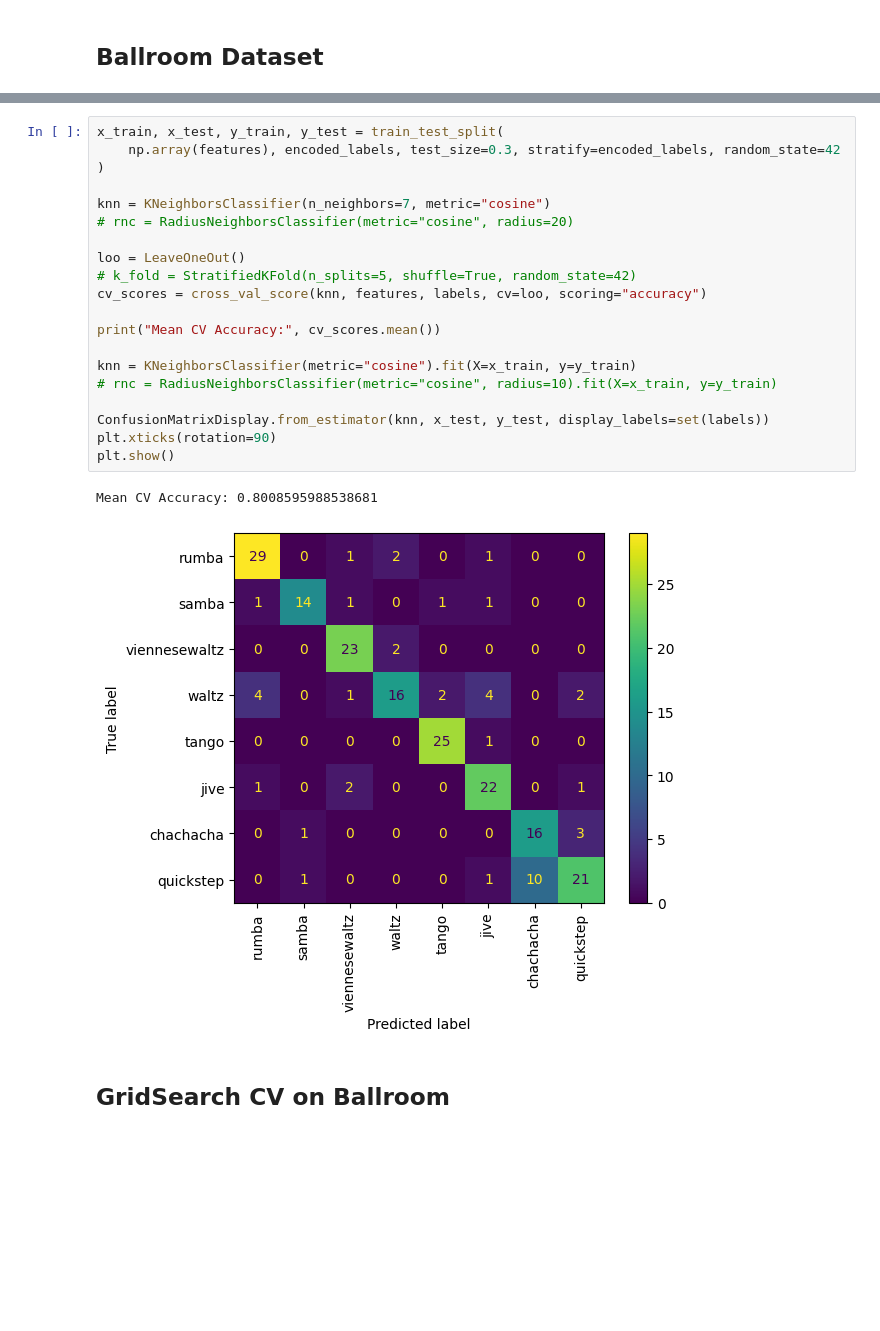
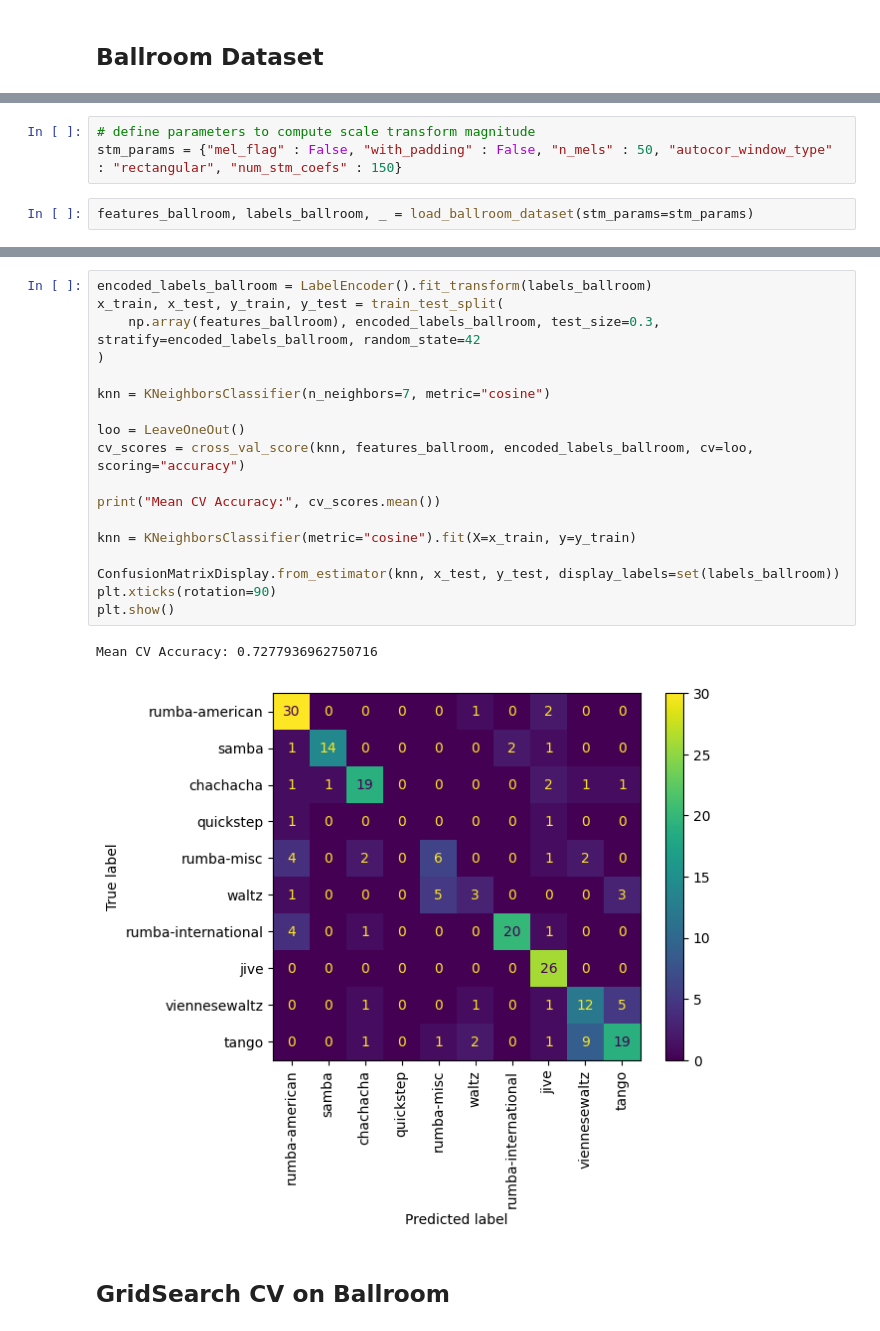
Before and after one commit to Masetto96/rhythmic-pattern-analysis, a Jupyter notebook: demo_notebooks/classification_demo.ipynb, the cells around one changed output, grey strips where cells are left out. Drawn from its saved outputs; the diff is of its cells as text; blank space fills up the shorter version.

```diff
--- a/demo_notebooks/classification_demo.ipynb
+++ b/demo_notebooks/classification_demo.ipynb
@@ -48,0 +28,5 @@ encoded_labels = LabelEncoder().fit_transform(labels)
+# %%
+# define parameters to compute scale transform magnitude
+stm_params = {"mel_flag" : False, "with_padding" : False, "n_mels" : 50, "autocor_window_type" : "rectangular", "num_stm_coefs" : 150}
+# %%
+features_ballroom, labels_ballroom, _ = load_ballroom_dataset(stm_params=stm_params)
@@ -49,26 +46,24 @@ encoded_labels = LabelEncoder().fit_transform(labels)
 # %%
+encoded_labels_ballroom = LabelEncoder().fit_transform(labels_ballroom)
 x_train, x_test, y_train, y_test = train_test_split(
-    np.array(features), encoded_labels, test_size=0.3, stratify=encoded_labels, random_state=42
+    np.array(features_ballroom), encoded_labels_ballroom, test_size=0.3, stratify=encoded_labels_ballroom, random_state=42
 )
 
 knn = KNeighborsClassifier(n_neighbors=7, metric="cosine")
-# rnc = RadiusNeighborsClassifier(metric="cosine", radius=20)
 
 loo = LeaveOneOut()
-# k_fold = StratifiedKFold(n_splits=5, shuffle=True, random_state=42)
-cv_scores = cross_val_score(knn, features, labels, cv=loo, scoring="accuracy")
+cv_scores = cross_val_score(knn, features_ballroom, encoded_labels_ballroom, cv=loo, scoring="accuracy")
 
 print("Mean CV Accuracy:", cv_scores.mean())
 
 knn = KNeighborsClassifier(metric="cosine").fit(X=x_train, y=y_train)
-# rnc = RadiusNeighborsClassifier(metric="cosine", radius=10).fit(X=x_train, y=y_train)
 
-ConfusionMatrixDisplay.from_estimator(knn, x_test, y_test, display_labels=set(labels))
+ConfusionMatrixDisplay.from_estimator(knn, x_test, y_test, display_labels=set(labels_ballroom))
 plt.xticks(rotation=90)
 plt.show()
 # %% [output]
-Mean CV Accuracy: 0.8008595988538681
+Mean CV Accuracy: 0.7277936962750716
-[figure, old version]
+[figure, new version]
 # %% [markdown]
 ## GridSearch CV on Ballroom
 # %%
```
Also changed, not shown: parts of 8 cells of this notebook, 4 other files.
